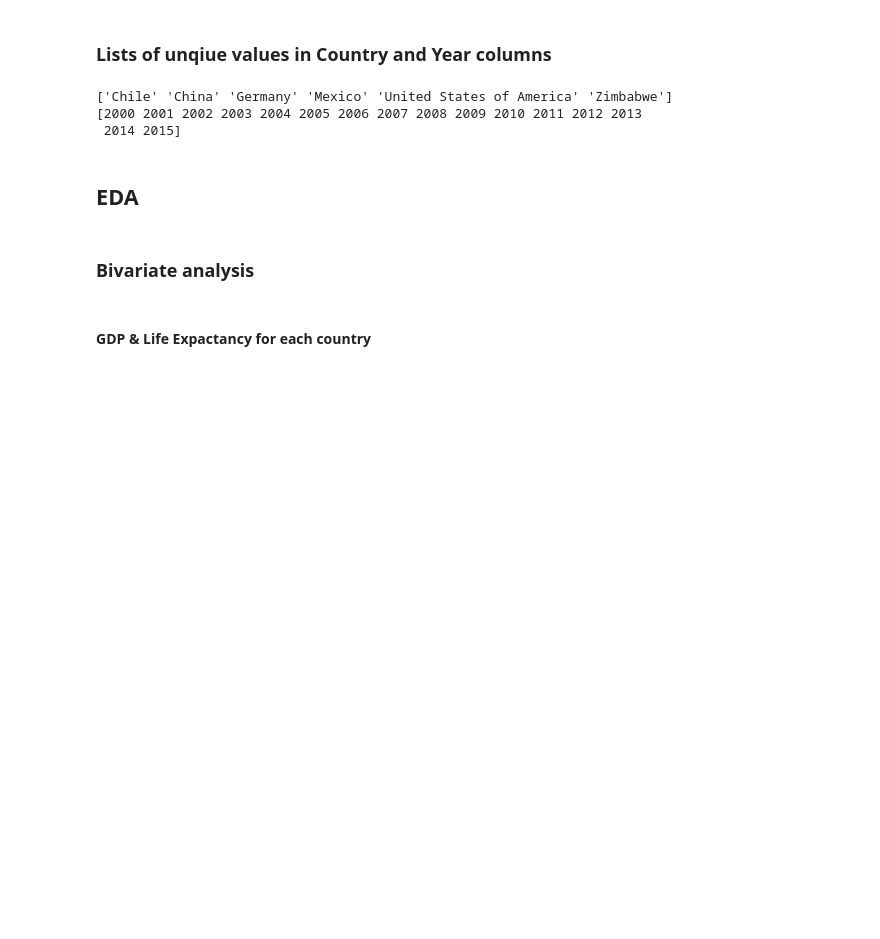
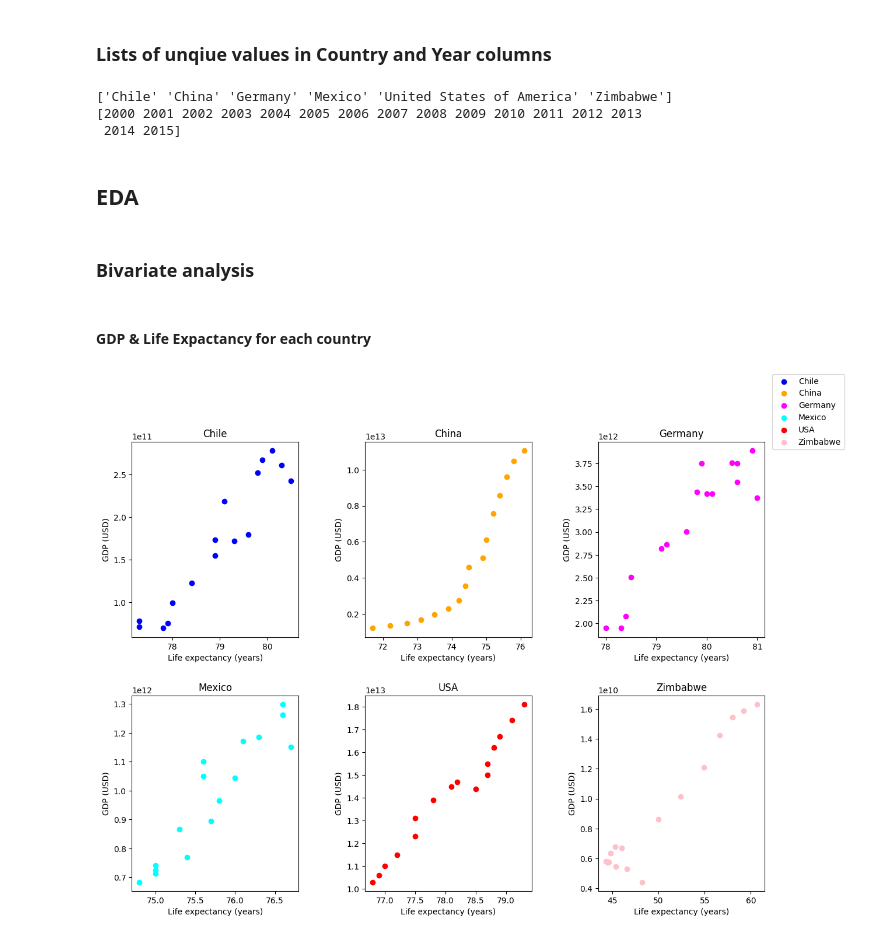
Before and after one commit to likhachov-ux/life-expectancy-and-gdp-project, a Jupyter notebook: life_expectancy_gdp.ipynb, the cells around one changed output. Cells and saved outputs as stored; diff of their text form; code cells hidden in the pictures; blank space fills up the shorter version.

Commit message:
Add the EDA part with graphs and calculations inside

```diff
--- a/life_expectancy_gdp.ipynb
+++ b/life_expectancy_gdp.ipynb
@@ -79,3 +80,24 @@ Germany = df[df.Country == 'Germany']
 Mexico = df[df.Country == 'Mexico']
 US = df[df.Country == 'United States of America']
 Zimbabwe = df[df.Country == 'Zimbabwe']
+# %%
+#scatter plot to visualize because there are two quantitave varibles: Life expectancy & GDP
+#create scatter plots at subplots for each separate country
+countries = [Chile, China, Germany, Mexico, US, Zimbabwe]
+names = ['Chile', 'China', 'Germany', 'Mexico', 'USA', 'Zimbabwe']
+colors = ['blue', 'orange', 'magenta', 'cyan', 'red', 'pink']
+fig = plt.figure(figsize=(14,10))
+n=1
+for country in countries:
+    plt.subplot(2,3,n)
+    plt.scatter(x=country['Life expectancy at birth (years)'], y=country['GDP'], color = colors[n-1], label = names[n-1])
+    plt.xlabel('Life expectancy (years)')
+    plt.ylabel('GDP (USD)')
+    plt.title(names[n-1])
+    n+=1
+plt.subplots_adjust(wspace = 0.4)
+plt.subplots_adjust(hspace = 0.3)
+fig.legend(loc=1)
+plt.show()
+# %% [output]
+[figure, added]
```
Also changed, not shown: parts of 14 cells of this notebook.
